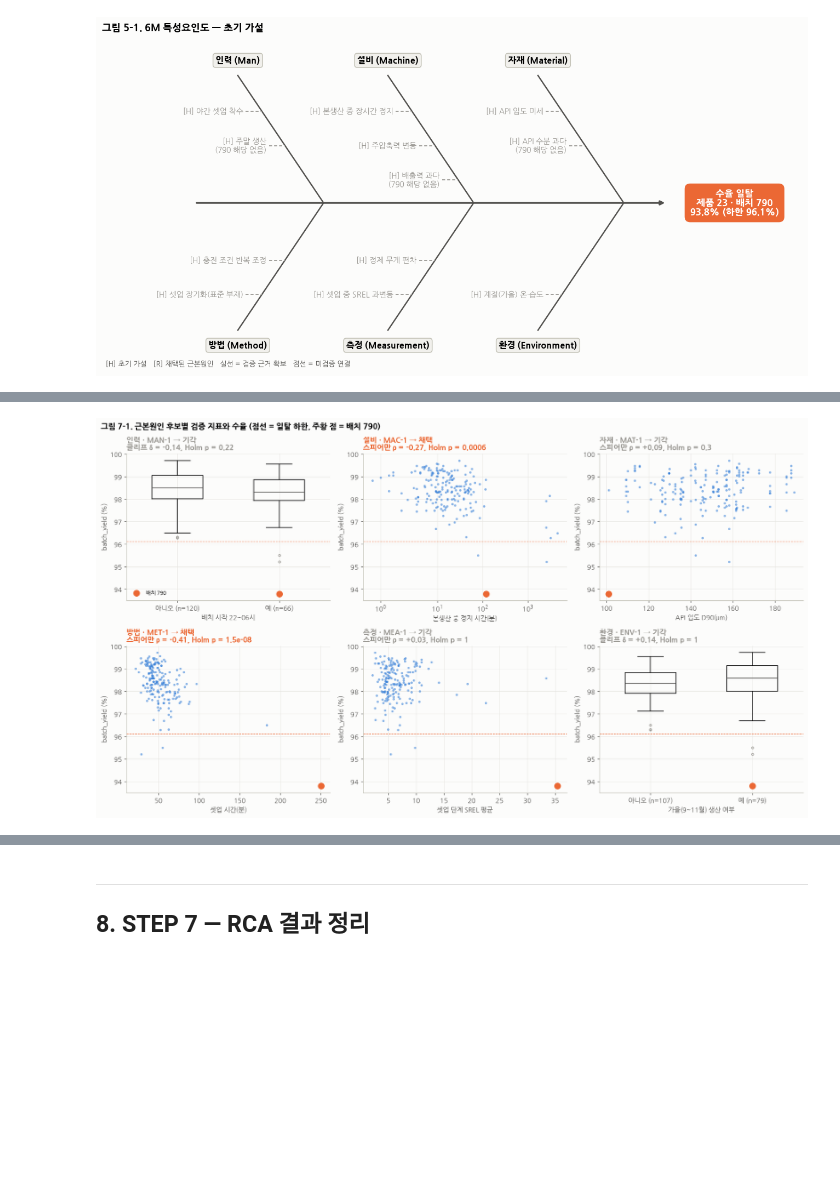
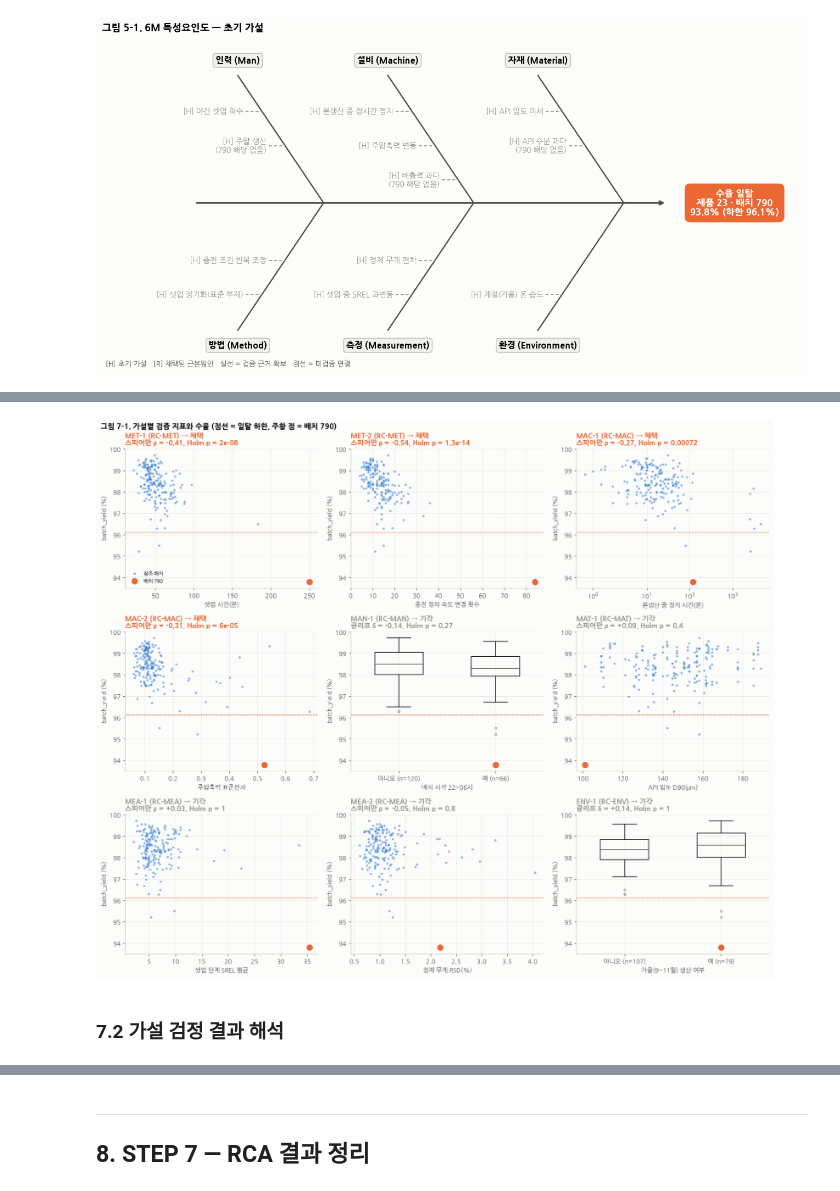
Before and after one commit to thisischeese/Pharma-Manufacturing, a Jupyter notebook: notebooks/RCA_Lek_yield_deviation.ipynb, the cells around one changed output, grey strips where cells are left out. Drawn from its saved outputs; the diff is of its cells as text; code cells hidden in the pictures; blank space fills up the shorter version.

```diff
--- a/notebooks/RCA_Lek_yield_deviation.ipynb
+++ b/notebooks/RCA_Lek_yield_deviation.ipynb
@@ -123,6 +126,10 @@ df = lab.set_index("batch").join(proc.set_index("batch").drop(columns=["code"] +
 # EDA 3.3: 생산 시작 월
 SLO_MONTH = {"jan": 1, "feb": 2, "mar": 3, "apr": 4, "maj": 5, "jun": 6,
              "jul": 7, "avg": 8, "sep": 9, "okt": 10, "nov": 11, "dec": 12}
+# 함량: 정제 1정당 주성분(API) 양. 원본은 '5MG'·'10M'·'20M'·'40M' (MG의 G가 잘려 저장됨) → mg 숫자로 정리
+df["strength_mg"] = df["strength"].str.extract(r"(\d+)")[0].astype(int)
+print("함량 원본 값 → mg:", df.groupby("strength").strength_mg.first().to_dict())
+
 mon, yr = df["start"].str.split(".", expand=True).T.values
 df["start_month"] = pd.to_datetime({"year": 2000 + yr.astype(int),
                                     "month": pd.Series(mon, index=df.index).map(SLO_MONTH), "day": 1})
@@ -239,7 +248,7 @@ def robust_sigma(s: pd.Series) -> float:
 
 
 spec = (df.groupby("code")
-          .agg(함량=("strength", "first"), 배치수=("batch_yield", "size"),
+          .agg(**{"함량(mg/정)": ("strength_mg", "first")}, 배치수=("batch_yield", "size"),
                기준선=("batch_yield", "median"), sigma=("batch_yield", robust_sigma)))
 spec["경고_하한"] = spec.기준선 - SIGMA_ALERT * spec.sigma
 spec["일탈_하한"] = spec.기준선 - SIGMA_ACTION * spec.sigma
@@ -1056,22 +1243,21 @@ def association_test(var: str, kind: str, direction: int):
 
 
 rows = []
-for m_ko, _ in M_ORDER:
-    hid = FIVE_WHY[m_ko]["start"]
+for hid in OBSERVED:
     h = HYP.loc[hid]
     stage1_p = extremity(h.지표, h.방향) if h.유형 == "cont" else np.nan
     stage1_ok = (stage1_p < 0.05) if h.유형 == "cont" else bool(d23.loc[TARGET, h.지표])
     eff_name, eff, p, n = association_test(h.지표, h.유형, h.방향)
-    rows.append({"관점": m_ko, "가설": hid, "검증 지표": h["지표 설명"],
+    rows.append({"가설": hid, "RC": FIVE_WHY[hid]["rc"], "6M": h["6M"], "검증 지표": h["지표 설명"],
                  "① 790 극단 p": stage1_p, "① 통과": stage1_ok,
                  "② 효과 크기": f"{eff_name} = {eff:+.2f}", "② n": n, "② p (원)": p})
-TEST = pd.DataFrame(rows).set_index("관점")
+TEST = pd.DataFrame(rows).set_index("가설")
 TEST["② p (Holm)"] = holm(TEST["② p (원)"])
 TEST["② 통과"] = TEST["② p (Holm)"] < 0.05
-TEST["판정"] = np.where(TEST["① 통과"] & TEST["② 통과"], "채택", "기각")
+TEST["가설 판정"] = np.where(TEST["① 통과"] & TEST["② 통과"], "채택", "기각")
 
 (TEST.style
  .format({"① 790 극단 p": "{:.3f}", "② p (원)": "{:.2g}", "② p (Holm)": "{:.2g}"}, na_rep="해당(예)")
- .apply(lambda r: ["background-color: #fde7dd; font-weight: bold" if r.판정 == "채택" else "color: #52514e" for _ in r], axis=1)
- .set_caption("표 7-1. 근본원인 후보 6개의 2단계 검정 결과 (제품 23 참조 배치 186개, α = 0.05)"))
+ .apply(lambda r: ["background-color: #fde7dd; font-weight: bold" if r["가설 판정"] == "채택" else "color: #52514e" for _ in r], axis=1)
+ .set_caption("표 7-1. 가설 9개의 2단계 검정 결과 (제품 23 참조 배치 186개, α = 0.05, Holm 보정 9개)"))
 # %% [output]
@@ -1087,32 +1276,32 @@ TEST["판정"] = np.where(TEST["① 통과"] & TEST["② 통과"], "채택", "
 # %%
-fig, axes = plt.subplots(2, 3, figsize=(15, 8.5))
-for ax, (m_ko, _) in zip(axes.flat, M_ORDER):
-    hid = FIVE_WHY[m_ko]["start"]
-    h, t = HYP.loc[hid], TEST.loc[m_ko]
-    color = C_LOW if t.판정 == "채택" else C_GRAY
+fig, axes = plt.subplots(3, 3, figsize=(15, 12.5))
+for ax, hid in zip(axes.flat, OBSERVED):
+    h, t = HYP.loc[hid], TEST.loc[hid]
+    color = C_LOW if t["가설 판정"] == "채택" else C_GRAY
     if h.유형 == "cont":
         ax.scatter(ref23[h.지표], ref23.batch_yield, s=12, alpha=0.55, color=C_NORMAL, linewidths=0, label="참조 배치")
         ax.scatter(d23.loc[TARGET, h.지표], d23.loc[TARGET, "batch_yield"], s=80, color=C_LOW, zorder=3, label=f"배치 {TARGET}")
         if ref23[h.지표].max() / max(ref23[h.지표].median(), 1e-9) > 8:
             ax.set_xscale("symlog")
-        ax.set_xlabel(h["지표 설명"])
     else:
         groups = [ref23.loc[~ref23[h.지표].astype(bool), "batch_yield"], ref23.loc[ref23[h.지표].astype(bool), "batch_yield"]]
         ax.boxplot(groups, positions=[0, 1], widths=0.5, showfliers=True,
                    medianprops=dict(color=C_TEXT2), flierprops=dict(markersize=3, markeredgecolor=C_GRAY))
         ax.scatter(1, d23.loc[TARGET, "batch_yield"], s=80, color=C_LOW, zorder=3, label=f"배치 {TARGET}")
         ax.set_xticks([0, 1], [f"아니오 (n={len(groups[0])})", f"예 (n={len(groups[1])})"])
-        ax.set_xlabel(h["지표 설명"])
+    ax.set_xlabel(h["지표 설명"])
     ax.axhline(sp.일탈_하한, color=C_LOW, lw=0.8, ls="--")
-    ax.set_title(f"{m_ko} · {hid} → {t.판정}\n{t['② 효과 크기']}, Holm p = {t['② p (Holm)']:.2g}", color=color, fontsize=11)
+    ax.set_title(f"{hid} ({t.RC}) → {t['가설 판정']}\n{t['② 효과 크기']}, Holm p = {t['② p (Holm)']:.2g}", color=color, fontsize=11)
     ax.set_ylabel("batch_yield (%)")
 axes.flat[0].legend(loc="lower left", fontsize=8)
-fig.suptitle("그림 7-1. 근본원인 후보별 검증 지표와 수율 (점선 = 일탈 하한, 주황 점 = 배치 790)", x=0.01, ha="left",
+fig.suptitle("그림 7-1. 가설별 검증 지표와 수율 (점선 = 일탈 하한, 주황 점 = 배치 790)", x=0.01, ha="left",
              fontsize=12, fontweight="bold")
 plt.tight_layout()
 plt.show()
 # %% [output]
-[figure, old version]
+[figure, new version]
+# %% [markdown]
+### 7.2 가설 검정 결과 해석
 # %% [markdown]
 > **해석**
 >
```
Also changed, not shown: parts of 45 cells of this notebook.
